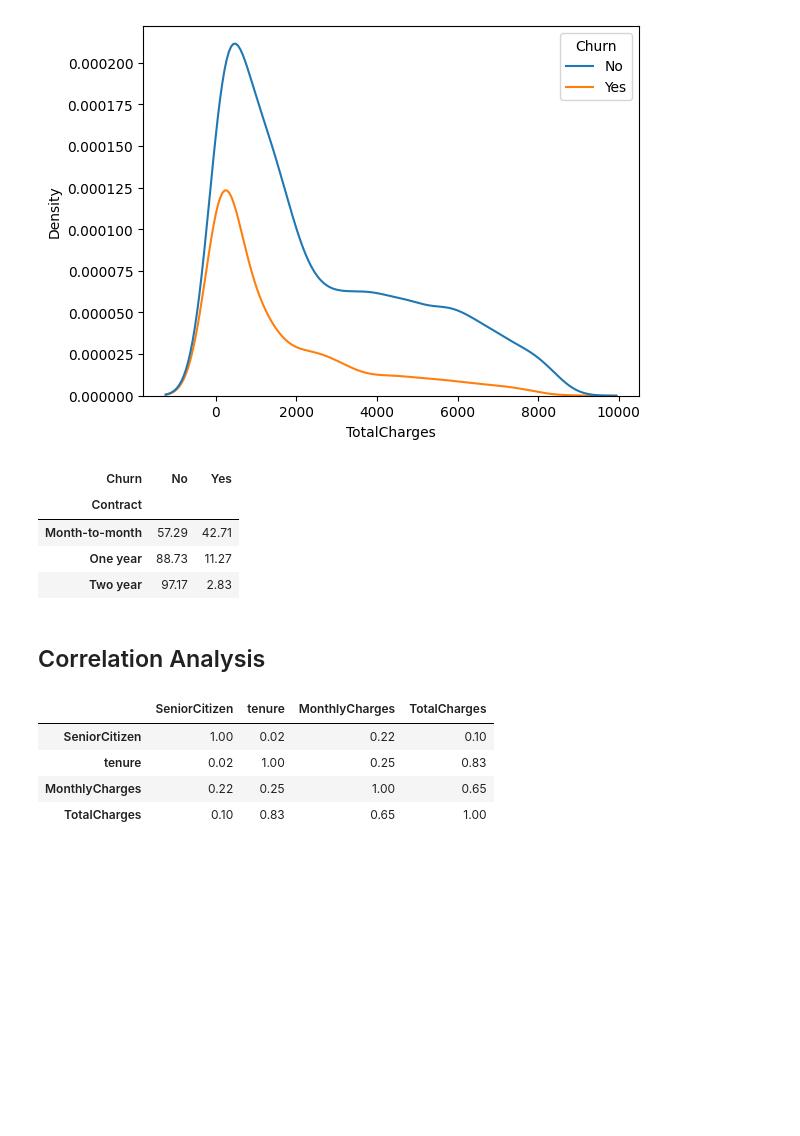
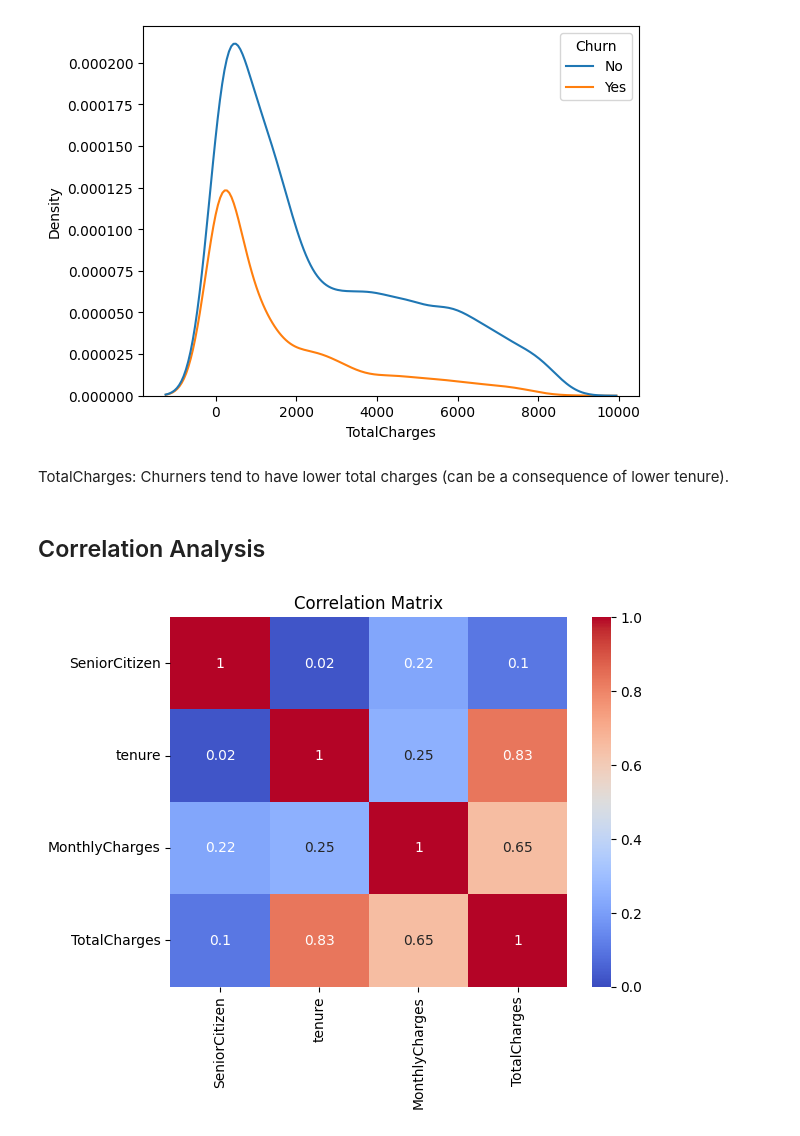
Before and after one commit to Mohamedbedda/Customer-Churn-Prediction, a Jupyter notebook: notebooks/EDA.ipynb, the cells around one changed output. Cells and saved outputs as stored; diff of their text form; code cells hidden in the pictures; blank space fills up the shorter version.

```diff
--- a/notebooks/EDA.ipynb
+++ b/notebooks/EDA.ipynb
@@ -130,22 +172,14 @@ sns.kdeplot(df, x="TotalCharges", hue="Churn")
 # %% [output]
 <Axes: xlabel='TotalCharges', ylabel='Density'>
 [figure]
-# %%
-(pd.crosstab(df["Contract"], df["Churn"], normalize="index") * 100).round(2)
-# %% [output]
-| Churn | No | Yes |
-| Contract |  |  |
-| Month-to-month | 57.29 | 42.71 |
-| One year | 88.73 | 11.27 |
-| Two year | 97.17 | 2.83 |
+# %% [markdown]
+TotalCharges: Churners tend to have lower total charges (can be a consequence of lower tenure).
 # %% [markdown]
 ## Correlation Analysis
 # %%
 corr_matrix = df.corr(numeric_only=True).round(2)
-corr_matrix
+sns.heatmap(abs(corr_matrix), annot=True, cmap="coolwarm", vmin=0, vmax=1)
+plt.title("Correlation Matrix")
+plt.show()
 # %% [output]
-|  | SeniorCitizen | tenure | MonthlyCharges | TotalCharges |
-| SeniorCitizen | 1.00 | 0.02 | 0.22 | 0.10 |
-| tenure | 0.02 | 1.00 | 0.25 | 0.83 |
-| MonthlyCharges | 0.22 | 0.25 | 1.00 | 0.65 |
-| TotalCharges | 0.10 | 0.83 | 0.65 | 1.00 |
+[figure, added]
```
Also changed, not shown: parts of 5 cells of this notebook.
